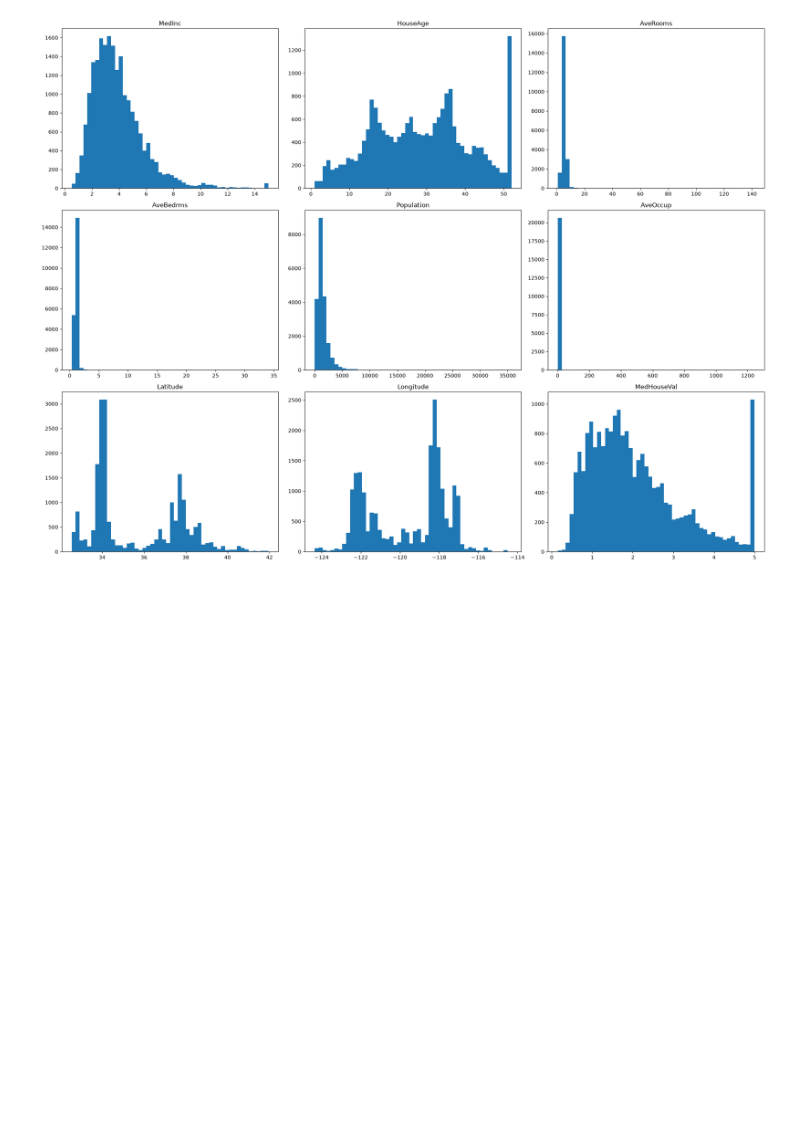
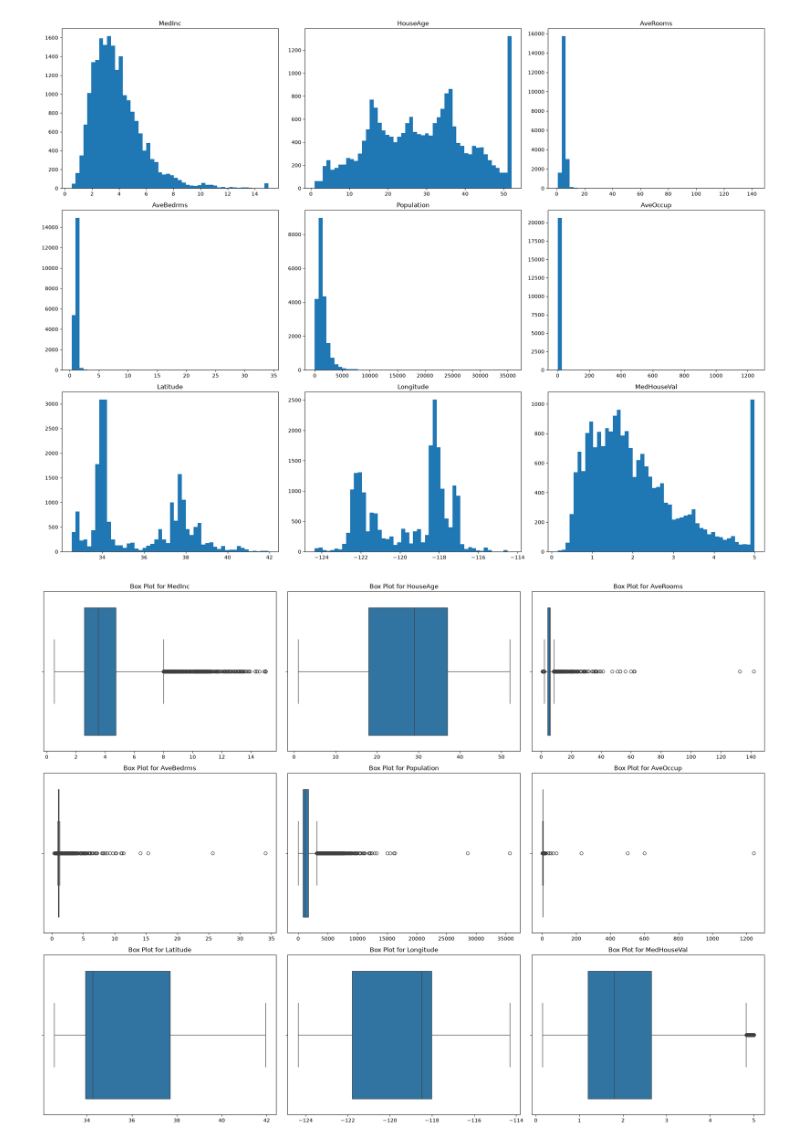
Before and after one commit to Rupesh-AI404/real-estate-price-prediction, a Jupyter notebook: real-estate-analysis.ipynb, the cells around one changed output. Drawn from its saved outputs; the diff is of its cells as text; code cells hidden in the pictures; blank space fills up the shorter version.

Commit message:
EDA: Data visualization

```diff
--- a/real-estate-analysis.ipynb
+++ b/real-estate-analysis.ipynb
@@ -177,3 +177,32 @@ plt.tight_layout()
 plt.show()
 # %% [output]
 [figure]
+# %%
+# Create a figure and a set of subplots.
+# We have 9 columns, so a 3x3 grid is a perfect layout.
+# `figsize` is set to make the overall grid large and readable.
+fig, axes = plt.subplots(nrows=3, ncols=3, figsize=(20, 15))
+
+# The `axes` object is a 2D NumPy array of plot objects. We can flatten it
+# into a 1D array to make it easier to loop over.
+axes = axes.flatten()
+
+# Loop through each column in the DataFrame and its corresponding subplot axis.
+# `zip` is a handy function that pairs up elements from two lists.
+for col, ax in zip(housing_df.columns, axes):
+    # Create a box plot for the current column `col` on the current axis `ax`.
+    sns.boxplot(x=housing_df[col], ax=ax)
+
+    # Set a title for each subplot to know which feature it represents.
+    ax.set_title(f'Box Plot for {col}', fontsize=12)
+
+    # Clean up the x-axis label for better readability.
+    ax.set_xlabel('')
+
+# This command adjusts the padding between and around subplots to prevent overlap.
+plt.tight_layout()
+
+# Display the entire grid of plots.
+plt.show()
+# %% [output]
+[figure, added]
```
Also changed, not shown: parts of 1 cell of this notebook.
